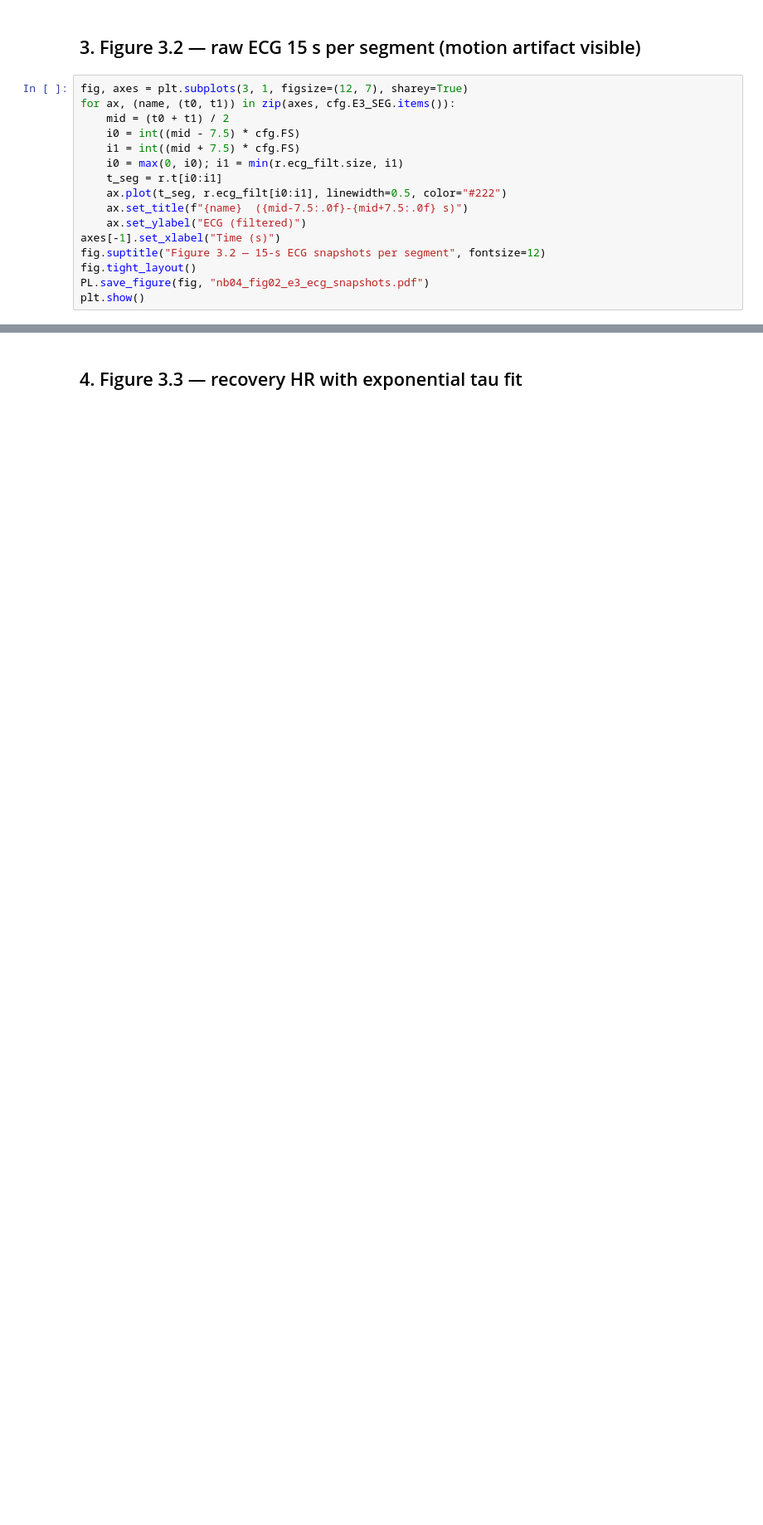
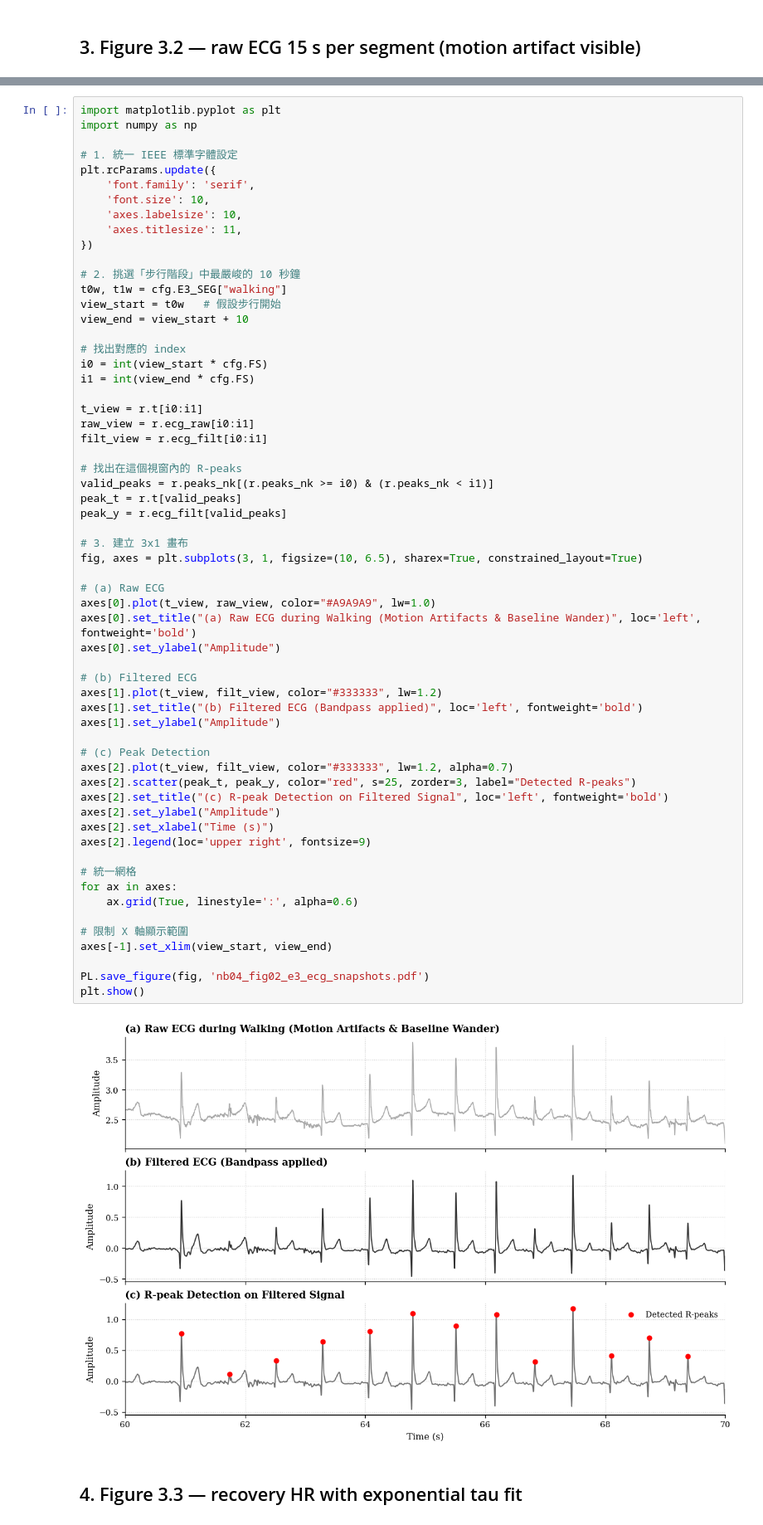
Before and after one commit to peienwu1216/hw5_ecg-analysis, a Jupyter notebook: notebooks/04_experiment_3.ipynb, the cells around one changed output, grey strips where cells are left out. Shown at 83% size. Drawn from its saved outputs; the diff is of its cells as text; blank space fills up the shorter version.

```diff
--- a/notebooks/04_experiment_3.ipynb
+++ b/notebooks/04_experiment_3.ipynb
@@ -79,18 +104,2 @@ plt.show()
 # %% [markdown]
 ## 3. Figure 3.2 — raw ECG 15 s per segment (motion artifact visible)
-# %%
-fig, axes = plt.subplots(3, 1, figsize=(12, 7), sharey=True)
-for ax, (name, (t0, t1)) in zip(axes, cfg.E3_SEG.items()):
-    mid = (t0 + t1) / 2
-    i0 = int((mid - 7.5) * cfg.FS)
-    i1 = int((mid + 7.5) * cfg.FS)
-    i0 = max(0, i0); i1 = min(r.ecg_filt.size, i1)
-    t_seg = r.t[i0:i1]
-    ax.plot(t_seg, r.ecg_filt[i0:i1], linewidth=0.5, color="#222")
-    ax.set_title(f"{name}  ({mid-7.5:.0f}-{mid+7.5:.0f} s)")
-    ax.set_ylabel("ECG (filtered)")
-axes[-1].set_xlabel("Time (s)")
-fig.suptitle("Figure 3.2 — 15-s ECG snapshots per segment", fontsize=12)
-fig.tight_layout()
-PL.save_figure(fig, "nb04_fig02_e3_ecg_snapshots.pdf")
-plt.show()
@@ -99,3 +106,65 @@ plt.show()
+# %%
+import matplotlib.pyplot as plt
+import numpy as np
+
+# 1. 統一 IEEE 標準字體設定
+plt.rcParams.update({
+    'font.family': 'serif',
+    'font.size': 10,
+    'axes.labelsize': 10,
+    'axes.titlesize': 11,
+})
+
+# 2. 挑選「步行階段」中最嚴峻的 10 秒鐘
+t0w, t1w = cfg.E3_SEG["walking"]
+view_start = t0w   # 假設步行開始
+view_end = view_start + 10
+
+# 找出對應的 index
+i0 = int(view_start * cfg.FS)
+i1 = int(view_end * cfg.FS)
+
+t_view = r.t[i0:i1]
+raw_view = r.ecg_raw[i0:i1]
+filt_view = r.ecg_filt[i0:i1]
+
+# 找出在這個視窗內的 R-peaks
+valid_peaks = r.peaks_nk[(r.peaks_nk >= i0) & (r.peaks_nk < i1)]
+peak_t = r.t[valid_peaks]
+peak_y = r.ecg_filt[valid_peaks]
+
+# 3. 建立 3x1 畫布
+fig, axes = plt.subplots(3, 1, figsize=(10, 6.5), sharex=True, constrained_layout=True)
+
+# (a) Raw ECG
+axes[0].plot(t_view, raw_view, color="#A9A9A9", lw=1.0)
+axes[0].set_title("(a) Raw ECG during Walking (Motion Artifacts & Baseline Wander)", loc='left', fontweight='bold')
+axes[0].set_ylabel("Amplitude")
+
+# (b) Filtered ECG
+axes[1].plot(t_view, filt_view, color="#333333", lw=1.2)
+axes[1].set_title("(b) Filtered ECG (Bandpass applied)", loc='left', fontweight='bold')
+axes[1].set_ylabel("Amplitude")
+
+# (c) Peak Detection
+axes[2].plot(t_view, filt_view, color="#333333", lw=1.2, alpha=0.7)
+axes[2].scatter(peak_t, peak_y, color="red", s=25, zorder=3, label="Detected R-peaks")
+axes[2].set_title("(c) R-peak Detection on Filtered Signal", loc='left', fontweight='bold')
+axes[2].set_ylabel("Amplitude")
+axes[2].set_xlabel("Time (s)")
+axes[2].legend(loc='upper right', fontsize=9)
+
+# 統一網格
+for ax in axes:
+    ax.grid(True, linestyle=':', alpha=0.6)
+
+# 限制 X 軸顯示範圍
+axes[-1].set_xlim(view_start, view_end)
+
+PL.save_figure(fig, 'nb04_fig02_e3_ecg_snapshots.pdf')
+plt.show()
+# %% [output]
+[figure, added]
 # %% [markdown]
 ## 4. Figure 3.3 — recovery HR with exponential tau fit
 # %%
```
Also changed, not shown: parts of 11 cells of this notebook.
